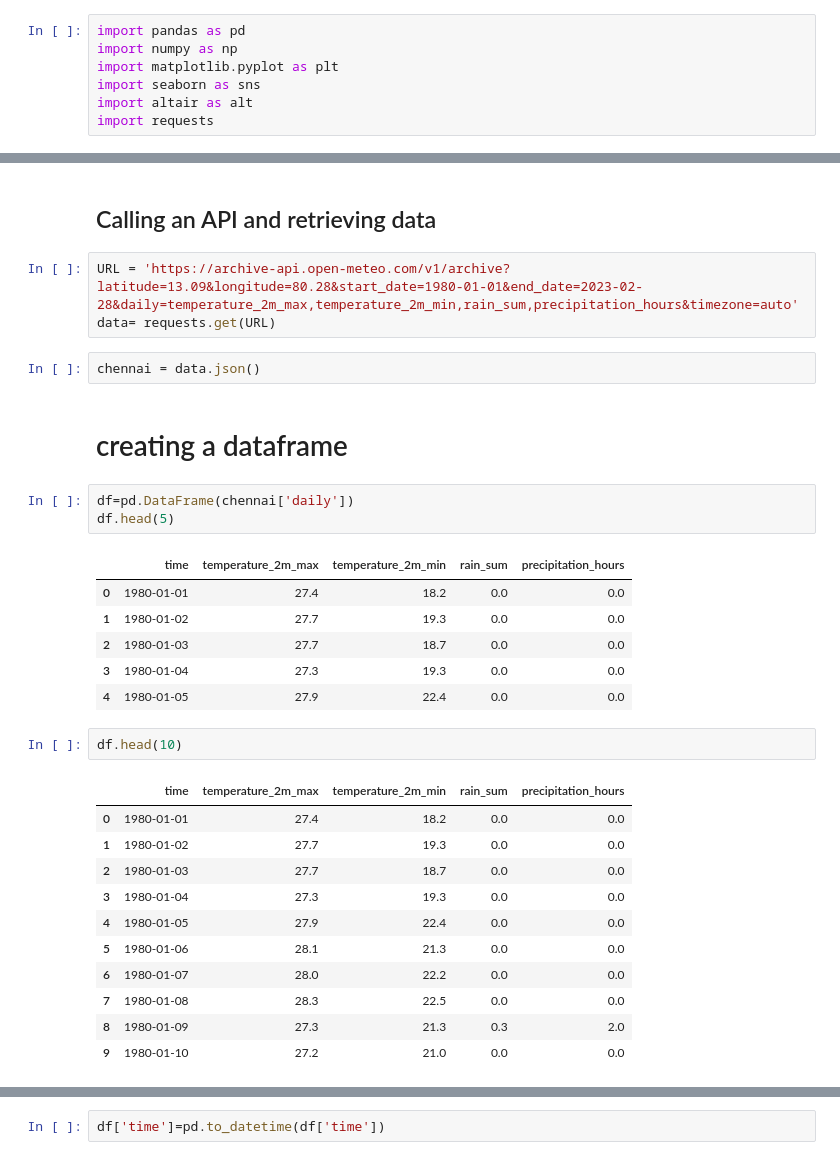
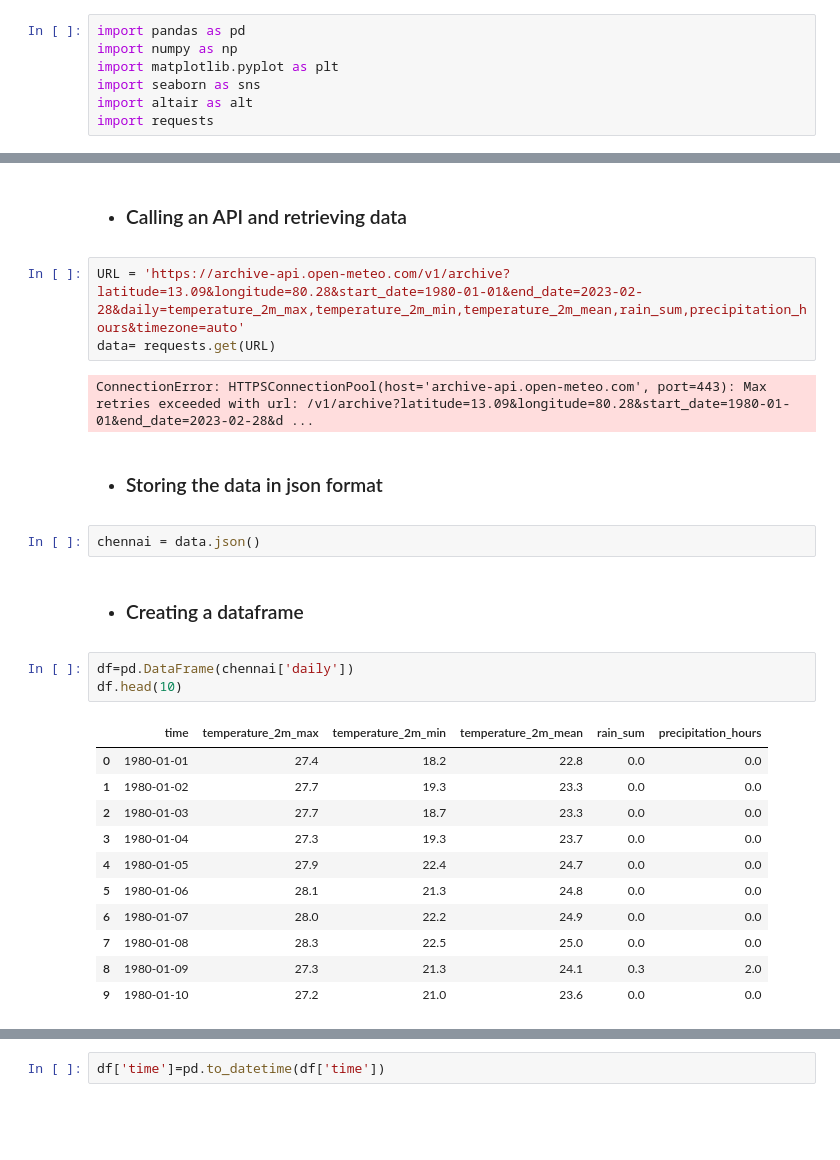
Before and after one commit to S-Vijay-vj/Chennai-Weather-data-analysis-and-Forecasting, a Jupyter notebook: weather_data_analysis_and_forecasting.ipynb, the cells around one changed output, grey strips where cells are left out. Saved outputs shown, nothing was run; the diff lists cells and outputs as text; blank space fills up the shorter version.

```diff
--- a/weather_data_analysis_and_forecasting.ipynb
+++ b/weather_data_analysis_and_forecasting.ipynb
@@ -18,36 +33,31 @@ import requests
 # %% [markdown]
-## Calling an API and retrieving data
+- ### Calling an API and retrieving data
 # %%
-URL = 'https://archive-api.open-meteo.com/v1/archive?latitude=13.09&longitude=80.28&start_date=1980-01-01&end_date=2023-02-28&daily=temperature_2m_max,temperature_2m_min,rain_sum,precipitation_hours&timezone=auto'
+URL = 'https://archive-api.open-meteo.com/v1/archive?latitude=13.09&longitude=80.28&start_date=1980-01-01&end_date=2023-02-28&daily=temperature_2m_max,temperature_2m_min,temperature_2m_mean,rain_sum,precipitation_hours&timezone=auto'
 data= requests.get(URL)
+# %% [output]
+ConnectionError: HTTPSConnectionPool(host='archive-api.open-meteo.com', port=443): Max retries exceeded with url: /v1/archive?latitude=13.09&longitude=80.28&start_date=1980-01-01&end_date=2023-02-28&d ...
+# %% [markdown]
+- ### Storing the data in json format
 # %%
 chennai = data.json()
 # %% [markdown]
-# creating a dataframe
+- ### Creating a dataframe
 # %%
 df=pd.DataFrame(chennai['daily'])
-df.head(5)
+df.head(10)
 # %% [output]
-|  | time | temperature_2m_max | temperature_2m_min | rain_sum | precipitation_hours |
-| 0 | 1980-01-01 | 27.4 | 18.2 | 0.0 | 0.0 |
-| 1 | 1980-01-02 | 27.7 | 19.3 | 0.0 | 0.0 |
-| 2 | 1980-01-03 | 27.7 | 18.7 | 0.0 | 0.0 |
-| 3 | 1980-01-04 | 27.3 | 19.3 | 0.0 | 0.0 |
-| 4 | 1980-01-05 | 27.9 | 22.4 | 0.0 | 0.0 |
+|  | time | temperature_2m_max | temperature_2m_min | temperature_2m_mean | rain_sum | precipitation_hours |
+| 0 | 1980-01-01 | 27.4 | 18.2 | 22.8 | 0.0 | 0.0 |
+| 1 | 1980-01-02 | 27.7 | 19.3 | 23.3 | 0.0 | 0.0 |
+| 2 | 1980-01-03 | 27.7 | 18.7 | 23.3 | 0.0 | 0.0 |
+| 3 | 1980-01-04 | 27.3 | 19.3 | 23.7 | 0.0 | 0.0 |
+| 4 | 1980-01-05 | 27.9 | 22.4 | 24.7 | 0.0 | 0.0 |
+| 5 | 1980-01-06 | 28.1 | 21.3 | 24.8 | 0.0 | 0.0 |
+| 6 | 1980-01-07 | 28.0 | 22.2 | 24.9 | 0.0 | 0.0 |
+| 7 | 1980-01-08 | 28.3 | 22.5 | 25.0 | 0.0 | 0.0 |
+| 8 | 1980-01-09 | 27.3 | 21.3 | 24.1 | 0.3 | 2.0 |
+| 9 | 1980-01-10 | 27.2 | 21.0 | 23.6 | 0.0 | 0.0 |
-# %%
-df.head(10)
-# %% [output]
-|  | time | temperature_2m_max | temperature_2m_min | rain_sum | precipitation_hours |
-| 0 | 1980-01-01 | 27.4 | 18.2 | 0.0 | 0.0 |
-| 1 | 1980-01-02 | 27.7 | 19.3 | 0.0 | 0.0 |
-| 2 | 1980-01-03 | 27.7 | 18.7 | 0.0 | 0.0 |
-| 3 | 1980-01-04 | 27.3 | 19.3 | 0.0 | 0.0 |
-| 4 | 1980-01-05 | 27.9 | 22.4 | 0.0 | 0.0 |
-| 5 | 1980-01-06 | 28.1 | 21.3 | 0.0 | 0.0 |
-| 6 | 1980-01-07 | 28.0 | 22.2 | 0.0 | 0.0 |
-| 7 | 1980-01-08 | 28.3 | 22.5 | 0.0 | 0.0 |
-| 8 | 1980-01-09 | 27.3 | 21.3 | 0.3 | 2.0 |
-| 9 | 1980-01-10 | 27.2 | 21.0 | 0.0 | 0.0 |
 # %%
 df.tail(10)
 # %% [output]
```
Also changed, not shown: parts of 169 cells of this notebook.
